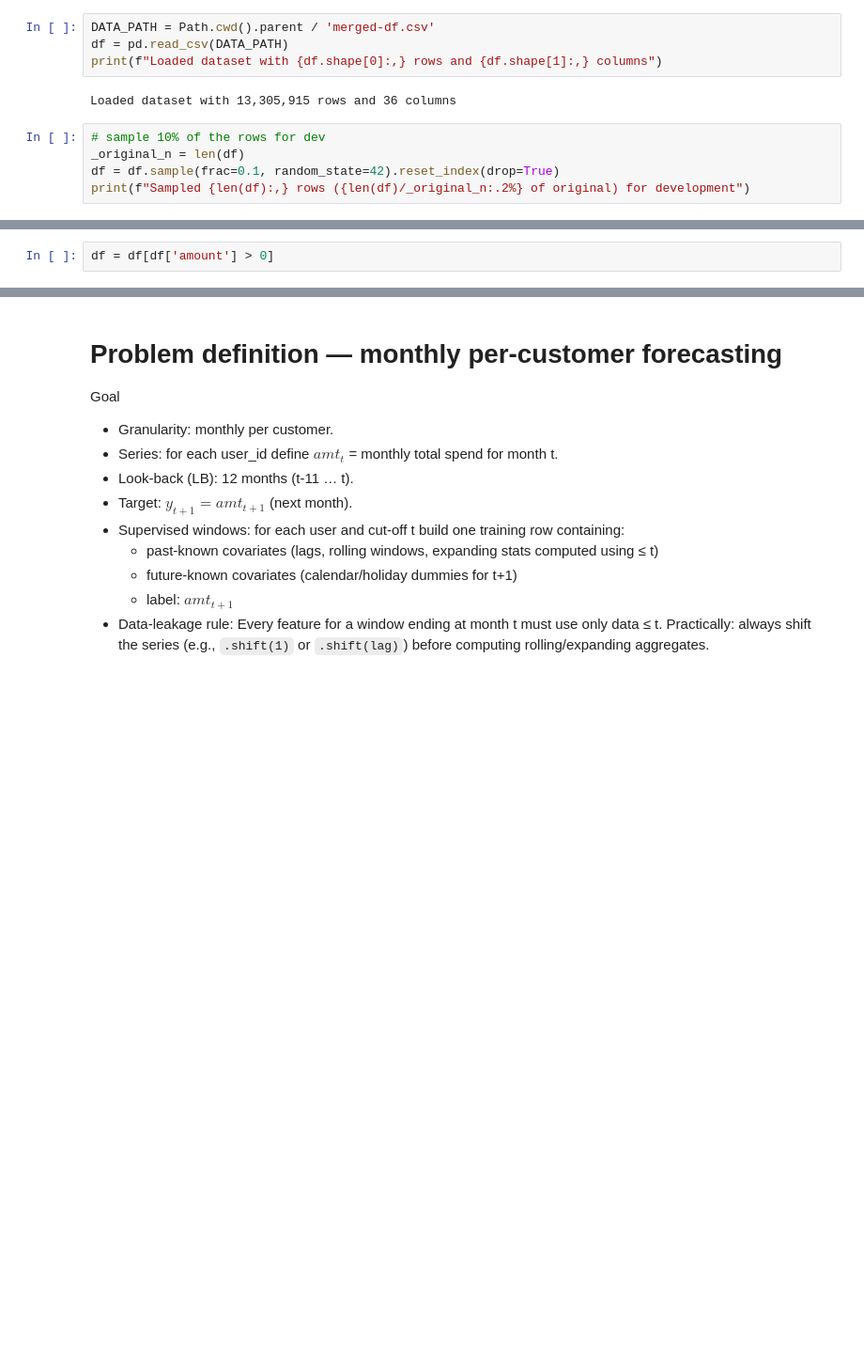
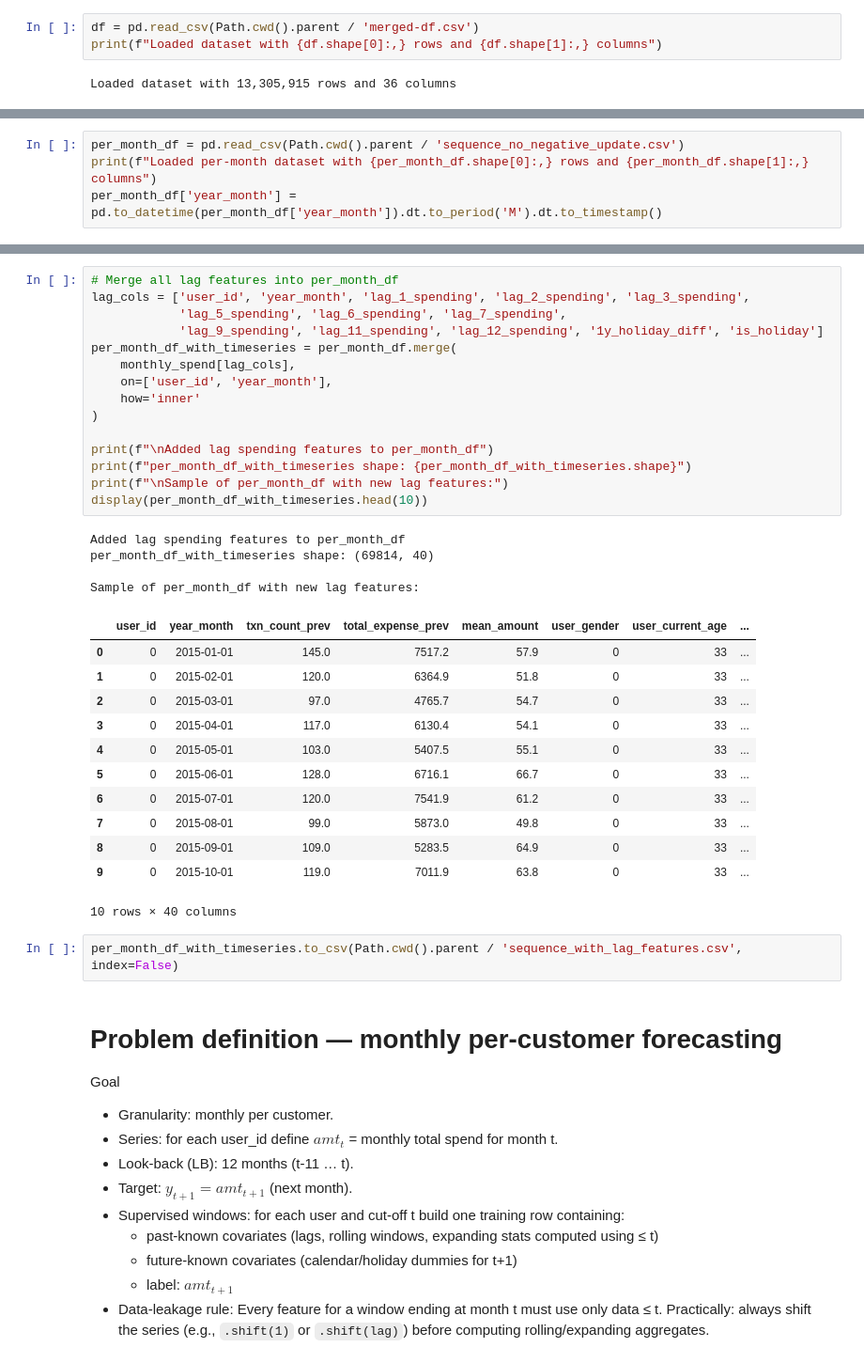
Before and after one commit to QHCeng/Capstone, a Jupyter notebook: LSTM/LSTM.ipynb, the cells around one changed output, grey strips where cells are left out. Shown at 94% size. Saved outputs shown, nothing was run; the diff lists cells and outputs as text; blank space fills up the shorter version.

```diff
--- a/LSTM/LSTM.ipynb
+++ b/LSTM/LSTM.ipynb
@@ -31,13 +31,7 @@ import warnings
 # %% [markdown]
 # Load datasets
 # %%
-DATA_PATH = Path.cwd().parent / 'merged-df.csv'
-df = pd.read_csv(DATA_PATH)
+df = pd.read_csv(Path.cwd().parent / 'merged-df.csv')
 print(f"Loaded dataset with {df.shape[0]:,} rows and {df.shape[1]:,} columns")
 # %% [output]
 Loaded dataset with 13,305,915 rows and 36 columns
-# %%
-# sample 10% of the rows for dev
-_original_n = len(df)
-df = df.sample(frac=0.1, random_state=42).reset_index(drop=True)
-print(f"Sampled {len(df):,} rows ({len(df)/_original_n:.2%} of original) for development")
@@ -142,2 +37,0 @@ n_dups = int(dup_mask.sum())
-# %%
-df = df[df['amount'] > 0]
@@ -163,0 +58,4 @@ memory usage: 3.6+ GB
+# %%
+per_month_df = pd.read_csv(Path.cwd().parent / 'sequence_no_negative_update.csv')
+print(f"Loaded per-month dataset with {per_month_df.shape[0]:,} rows and {per_month_df.shape[1]:,} columns")
+per_month_df['year_month'] = pd.to_datetime(per_month_df['year_month']).dt.to_period('M').dt.to_timestamp()
@@ -164,3 +112,37 @@ memory usage: 3.6+ GB
+# %%
+# Merge all lag features into per_month_df
+lag_cols = ['user_id', 'year_month', 'lag_1_spending', 'lag_2_spending', 'lag_3_spending',
+            'lag_5_spending', 'lag_6_spending', 'lag_7_spending',
+            'lag_9_spending', 'lag_11_spending', 'lag_12_spending', '1y_holiday_diff', 'is_holiday']
+per_month_df_with_timeseries = per_month_df.merge(
+    monthly_spend[lag_cols],
+    on=['user_id', 'year_month'],
+    how='inner'
+)
+
+print(f"\nAdded lag spending features to per_month_df")
+print(f"per_month_df_with_timeseries shape: {per_month_df_with_timeseries.shape}")
+print(f"\nSample of per_month_df with new lag features:")
+display(per_month_df_with_timeseries.head(10))
+# %% [output]
+Added lag spending features to per_month_df
+per_month_df_with_timeseries shape: (69814, 40)
+
+Sample of per_month_df with new lag features:
+|  | user_id | year_month | txn_count_prev | total_expense_prev | mean_amount | user_gender | user_current_age | ... |
+| 0 | 0 | 2015-01-01 | 145.0 | 7517.2 | 57.9 | 0 | 33 | ... |
+| 1 | 0 | 2015-02-01 | 120.0 | 6364.9 | 51.8 | 0 | 33 | ... |
+| 2 | 0 | 2015-03-01 | 97.0 | 4765.7 | 54.7 | 0 | 33 | ... |
+| 3 | 0 | 2015-04-01 | 117.0 | 6130.4 | 54.1 | 0 | 33 | ... |
+| 4 | 0 | 2015-05-01 | 103.0 | 5407.5 | 55.1 | 0 | 33 | ... |
+| 5 | 0 | 2015-06-01 | 128.0 | 6716.1 | 66.7 | 0 | 33 | ... |
+| 6 | 0 | 2015-07-01 | 120.0 | 7541.9 | 61.2 | 0 | 33 | ... |
+| 7 | 0 | 2015-08-01 | 99.0 | 5873.0 | 49.8 | 0 | 33 | ... |
+| 8 | 0 | 2015-09-01 | 109.0 | 5283.5 | 64.9 | 0 | 33 | ... |
+| 9 | 0 | 2015-10-01 | 119.0 | 7011.9 | 63.8 | 0 | 33 | ... |
+10 rows × 40 columns
+# %%
+per_month_df_with_timeseries.to_csv(Path.cwd().parent / 'sequence_with_lag_features.csv', index=False)
 # %% [markdown]
 # Problem definition — monthly per-customer forecasting
 
```
Also changed, not shown: parts of 10 cells of this notebook, 1 other file.
